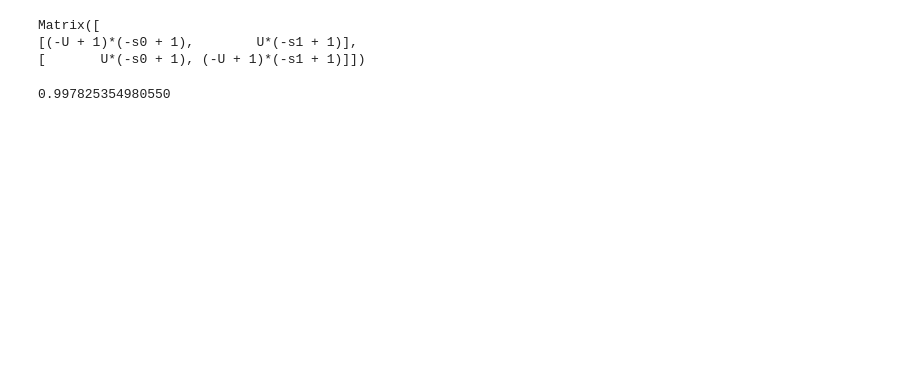
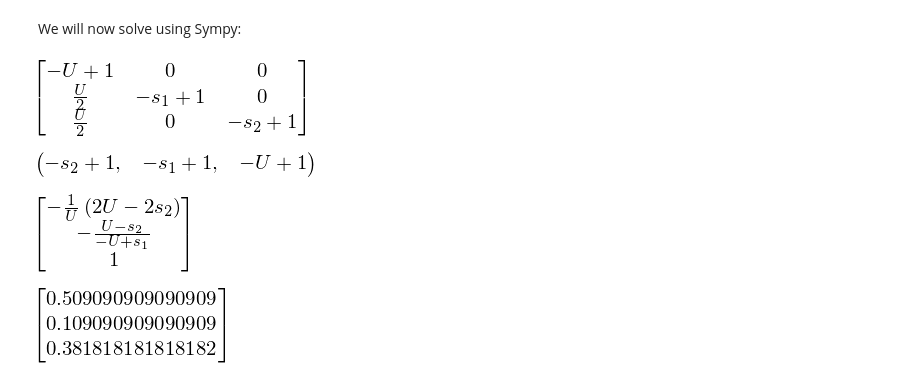
Before and after one commit to yoavram/ipython-notebooks, a Jupyter notebook: MathModels project - s.ipynb, the cells around one changed output. Saved outputs shown, nothing was run; the diff lists cells and outputs as text; code cells hidden in the pictures; blank space fills up the shorter version.

```diff
--- a/MathModels project - s.ipynb
+++ b/MathModels project - s.ipynb
@@ -0,0 +1,8 @@
+# %%
+import sympy
+from sympy import __version__ as sympy_ver
+print "sympy", sympy_ver
+from sympy.interactive import printing
+printing.init_printing(use_latex=True)
+rcParams['font.size'] = 14
+rcParams['legend.fontsize'] = 14
@@ -79,16 +118,30 @@ sympy 0.7.4.1
+# %% [markdown]
+We will now solve using Sympy:
 # %%
-s0,s1,U = sympy.symbols("s0 s1 U")
+s1, s2, U = sympy.symbols("s1 s2 U")
 # %%
-M = sympy.Matrix([[(1-s0)*(1-U),(1-s1)*U],[(1-s0)*U, (1-s1)*(1-U)]])
+M = sympy.Matrix([[(1-U),0,0],[U/2, 1-s1, 0],[U/2, 0, 1-s2]])
 M
 # %% [output]
-Matrix([
-[(-U + 1)*(-s0 + 1),        U*(-s1 + 1)],
-[       U*(-s0 + 1), (-U + 1)*(-s1 + 1)]])
+[figure, added]
 # %%
-lam1,lam2 = M.eigenvals()
+lam1,lam2,lam3 = M.eigenvals()
+lam1,lam2,lam3
+# %% [output]
+[figure, added]
-# %%
-subs = {s0:0,s1:0.01,U:0.003}
-max(lam1.subs(subs), lam2.subs(subs))
-# %% [output]
-0.997825354980550
+# %%
+v = M.eigenvects(simplify=True)
+for i in range(len(v)):
+    if v[i][0] == 1-U:
+        v = v[i]
+        break
+v = v[2][0]
+v
+# %% [output]
+[figure, added]
+# %%
+vx = v.subs(subs)
+vx /= array(vx).sum()
+vx
+# %% [output]
+[figure, added]
```
Also changed, not shown: parts of 18 cells of this notebook.
